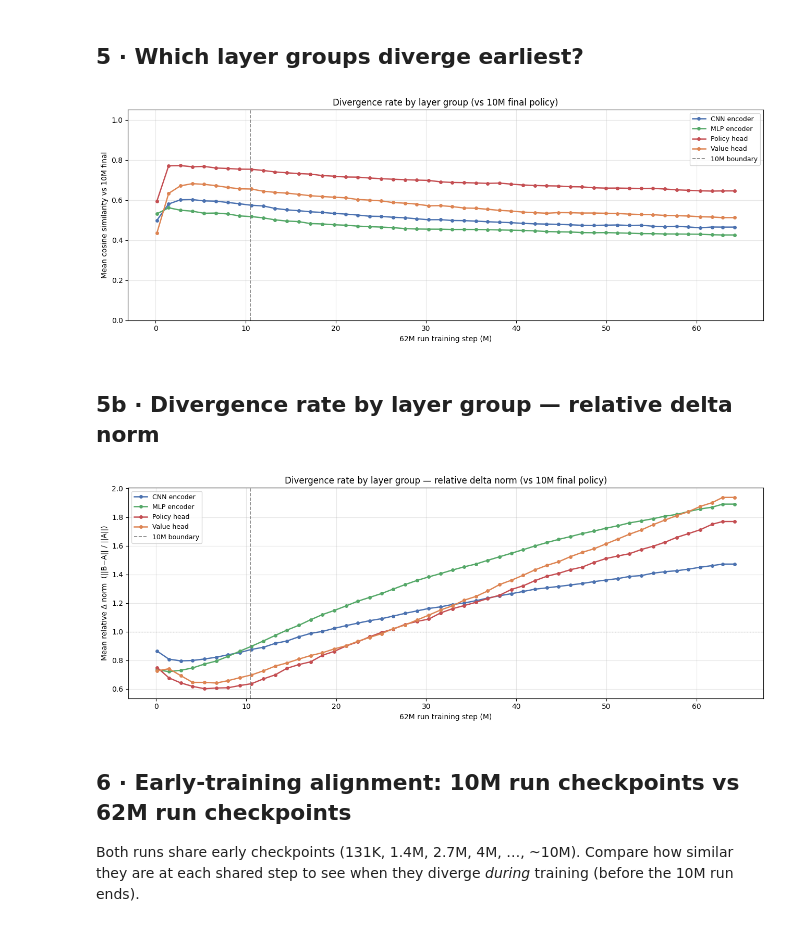
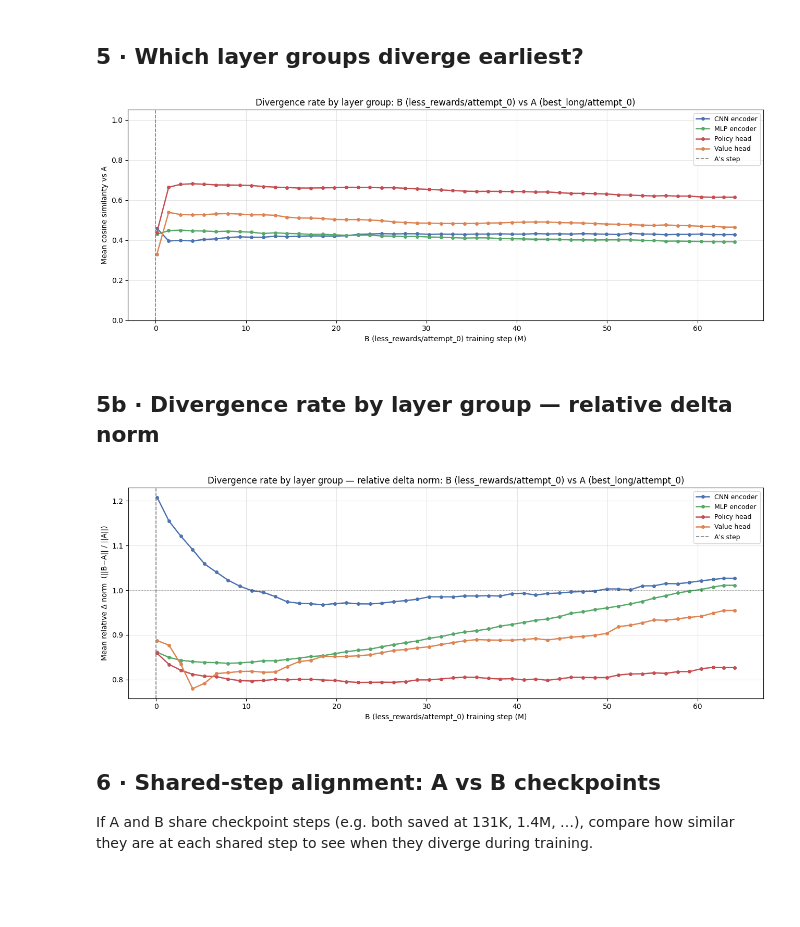
Before and after one commit to pavelsarga/MARV_RL, a Jupyter notebook: notebooks/weight_evolution.ipynb, the cells around one changed output. Cells and saved outputs as stored; diff of their text form; code cells hidden in the pictures; blank space fills up the shorter version.

```diff
--- a/notebooks/weight_evolution.ipynb
+++ b/notebooks/weight_evolution.ipynb
@@ -125,6 +168,6 @@ GROUP_COLORS = {
 # %%
-wa = load(ref_final)
-wb = load(long_final)
+wa = load(POLICY_A)
+wb = load(POLICY_B)
 final_metrics = layer_metrics(wa, wb)
 rows = final_metrics["rows"]
 
@@ -337,32 +365,21 @@ Each row = a layer, each column = a checkpoint of the 62M run. Color shows how s
 # %%
 # ── collect per-layer cos_sim and rel_delta at each ckpt ──────────
-all_keys = sorted(set(ref_w.keys()) & set(load(long_final).keys()))
+all_keys = sorted(set(wa.keys()) & set(wb.keys()))
 
 # matrix: rows=layers, cols=checkpoints
 cos_matrix = np.full((len(all_keys), len(evo_steps)), np.nan)
-rel_matrix  = np.full((len(all_keys), len(evo_steps)), np.nan)
+rel_matrix = np.full((len(all_keys), len(evo_steps)), np.nan)
 
-for ci, p in enumerate(long_ckpts):
+for ci, p in enumerate(b_all_ckpts):
     w = load(p)
     for li, key in enumerate(all_keys):
-        if key not in w or w[key].shape != ref_w[key].shape:
+        if key not in w or w[key].shape != wa[key].shape:
             continue
-        va = ref_w[key].float().flatten()
-        vb = w[key].float().flatten()
-        denom = va.norm() * vb.norm()
-        cos_matrix[li, ci] = (va @ vb / denom).item() if denom > 0 else float("nan")
-        rel_matrix[li, ci]  = (vb - va).norm().item() / max(va.norm().item(), 1e-9)
-
-# fill the final column
-w_final = load(long_final)
-for li, key in enumerate(all_keys):
-    if key not in w_final or w_final[key].shape != ref_w[key].shape:
-        continue
-    va = ref_w[key].float().flatten()
-    vb = w_final[key].float().flatten()
-    denom = va.norm() * vb.norm()
-    cos_matrix[li, -1] = (va @ vb / denom).item() if denom > 0 else float("nan")
-    rel_matrix[li, -1]  = (vb - va).norm().item() / max(va.norm().item(), 1e-9)
+        va = wa[key].float().flatten()
+        vb_ = w[key].float().flatten()
+        denom = va.norm() * vb_.norm()
+        cos_matrix[li, ci] = (va @ vb_ / denom).item() if denom > 0 else float("nan")
+        rel_matrix[li, ci] = (vb_ - va).norm().item() / max(va.norm().item(), 1e-9)
 
 print(f"Matrix shape: {cos_matrix.shape}  (layers × checkpoints)")
 # %% [output]
@@ -438,51 +456,51 @@ for g in group_names:
         continue
     ax.plot(evo_steps, vals, "o-", color=GROUP_COLORS[g], ms=4, lw=1.8, label=g)
 
-ax.axvline(ref_steps[-1], color="gray", ls="--", lw=1.2, label="10M boundary")
-ax.set_xlabel("62M run training step (M)")
-ax.set_ylabel("Mean cosine similarity vs 10M final")
+ax.axvline(step_a / 1e6, color="gray", ls="--", lw=1.2, label="A's step")
+ax.set_xlabel(f"B ({LABEL_B}) training step (M)")
+ax.set_ylabel("Mean cosine similarity vs A")
 ax.set_ylim(0, 1.05)
-ax.set_title("Divergence rate by layer group (vs 10M final policy)")
+ax.set_title(f"Divergence rate by layer group: B ({LABEL_B}) vs A ({LABEL_A})")
 ax.legend(fontsize=9)
 ax.grid(True, alpha=0.3)
 fig.tight_layout()
-plt.savefig("../images/weight_group_divergence.png", dpi=150, bbox_inches="tight")
+plt.savefig(IMAGES_DIR / f"{slug(LABEL_A)}_vs_{slug(LABEL_B)}_group_divergence.png", dpi=150, bbox_inches="tight")
 plt.show()
 # %% [output]
-[figure, old version]
+[figure, new version]
 # %% [markdown]
 ## 5b · Divergence rate by layer group — relative delta norm
 # %%
 group_rel = {g: [] for g in group_names}
 
 for ci in range(len(evo_steps)):
     col = rel_matrix[:, ci]
     for g in group_names:
         idx  = [i for i, k in enumerate(all_keys) if group_key(k) == g]
         vals = [col[i] for i in idx if not np.isnan(col[i])]
         group_rel[g].append(np.mean(vals) if vals else np.nan)
 
 fig, ax = plt.subplots(figsize=(13, 5))
 for g in group_names:
     vals = group_rel[g]
     if all(np.isnan(v) for v in vals):
         continue
     ax.plot(evo_steps, vals, "o-", color=GROUP_COLORS[g], ms=4, lw=1.8, label=g)
 
-ax.axvline(ref_steps[-1], color="gray", ls="--", lw=1.2, label="10M boundary")
+ax.axvline(step_a / 1e6, color="gray", ls="--", lw=1.2, label="A's step")
 ax.axhline(1.0, color="black", ls=":", lw=0.8, alpha=0.4)  # rel_delta=1 reference line
-ax.set_xlabel("62M run training step (M)")
+ax.set_xlabel(f"B ({LABEL_B}) training step (M)")
 ax.set_ylabel("Mean relative Δ norm  (||B−A|| / ||A||)")
-ax.set_title("Divergence rate by layer group — relative delta norm (vs 10M final policy)")
+ax.set_title(f"Divergence rate by layer group — relative delta norm: B ({LABEL_B}) vs A ({LABEL_A})")
 ax.legend(fontsize=9)
 ax.grid(True, alpha=0.3)
 fig.tight_layout()
-plt.savefig("../images/weight_group_divergence_rel.png", dpi=150, bbox_inches="tight")
+plt.savefig(IMAGES_DIR / f"{slug(LABEL_A)}_vs_{slug(LABEL_B)}_group_divergence_rel.png", dpi=150, bbox_inches="tight")
 plt.show()
 # %% [output]
-[figure, old version]
+[figure, new version]
 # %% [markdown]
-## 6 · Early-training alignment: 10M run checkpoints vs 62M run checkpoints
+## 6 · Shared-step alignment: A vs B checkpoints
 
-Both runs share early checkpoints (131K, 1.4M, 2.7M, 4M, …, ~10M). Compare how similar they are at each shared step to see when they diverge *during* training (before the 10M run ends).
+If A and B share checkpoint steps (e.g. both saved at 131K, 1.4M, …), compare how similar they are at each shared step to see when they diverge during training.
 # %%
```
Also changed, not shown: parts of 16 cells of this notebook, 5 other files.
